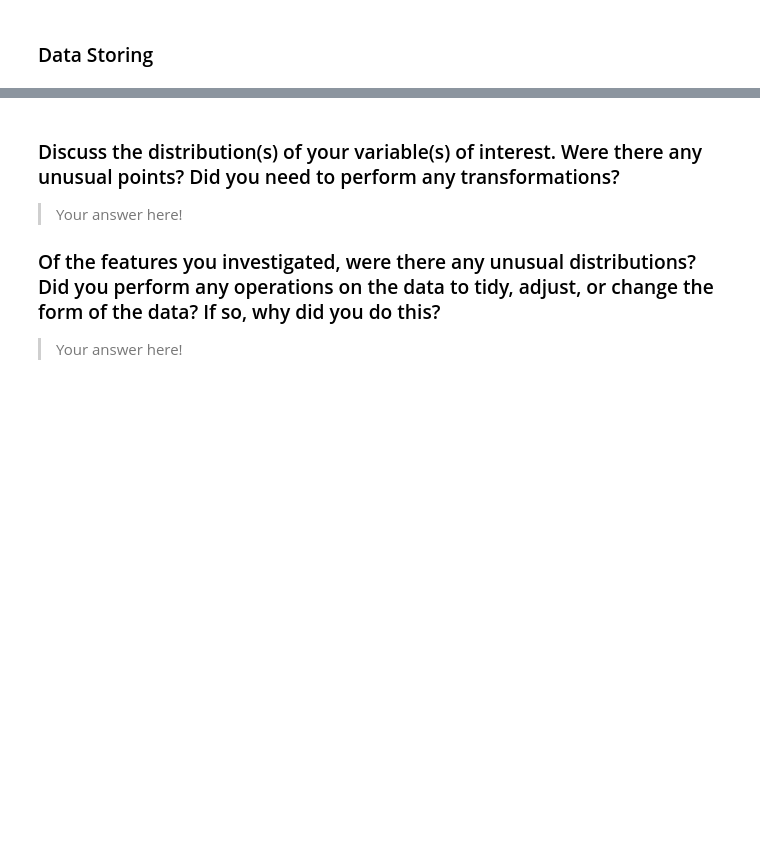
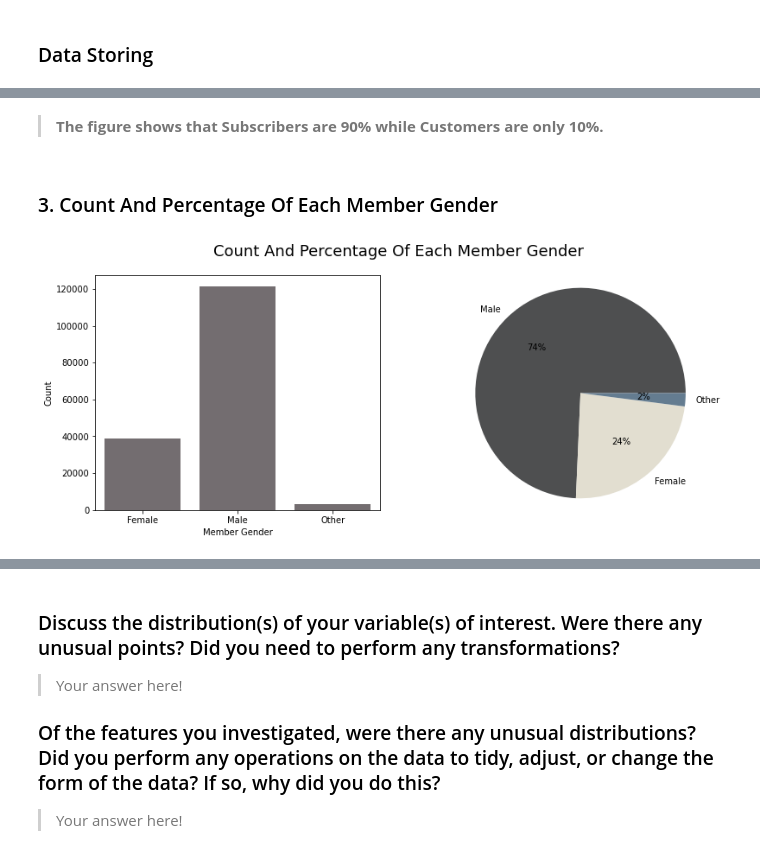
Before and after one commit to KarimEl-Dweky/Communicate-Data-Findings-Ford-Go-Bike, a Jupyter notebook: exploration.ipynb, the cells around one changed output, grey strips where cells are left out. Saved outputs shown, nothing was run; the diff lists cells and outputs as text; code cells hidden in the pictures; blank space fills up the shorter version.

```diff
--- a/exploration.ipynb
+++ b/exploration.ipynb
@@ -444,0 +528,25 @@ you plan on investigating next.
+# %% [markdown]
+> **The figure shows that Subscribers are 90% while Customers are only 10%.**
+# %% [markdown]
+### 3. Count And Percentage Of Each Member Gender
+# %%
+# Plotting Count And Percentage Of Each Member Gender
+
+plt.figure(figsize = [13, 5])
+
+plt.subplot(1, 2, 1)
+sb.countplot(x = df_cleaned.member_gender, color = '#746C70')
+plt.xlabel('Member Gender')
+plt.ylabel('Count')
+
+plt.subplot(1, 2, 2)
+plt.pie(df_cleaned.member_gender.value_counts(),
+        labels = df_cleaned.member_gender.value_counts().keys(),
+        colors = ['#4E4F50', '#E2DED0', '#647C90'],
+        autopct='%1.0f%%')
+
+plt.axis('equal')
+
+plt.suptitle('Count And Percentage Of Each Member Gender', fontsize=18);
+# %% [output]
+[figure, added]
```
Also changed, not shown: parts of 21 cells of this notebook, 1 other file.
